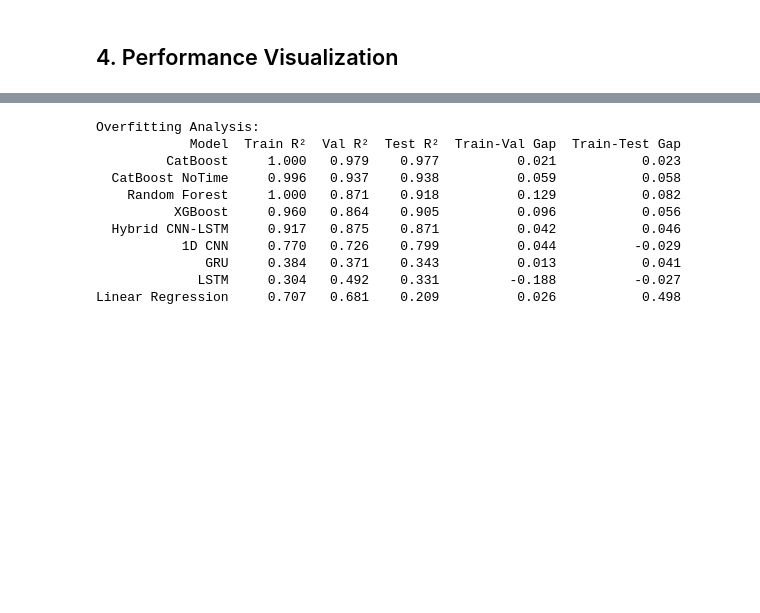
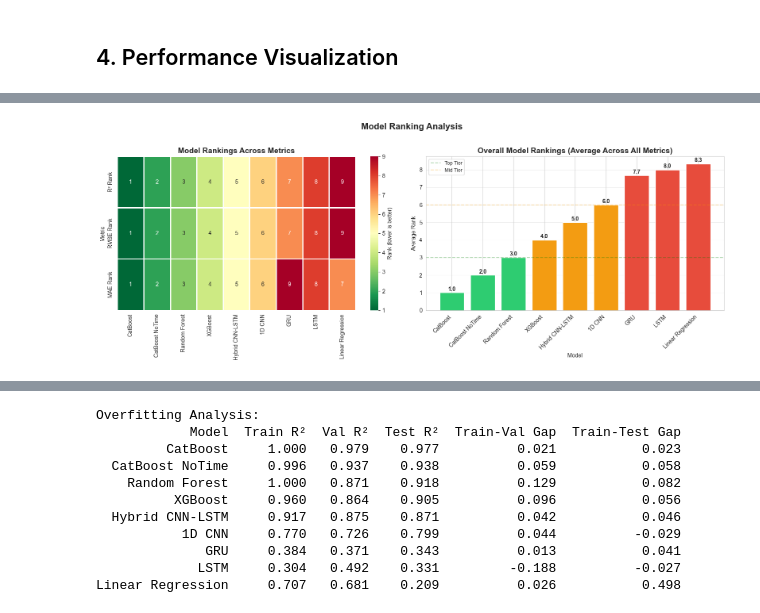
Before and after one commit to benfw/tech27, a Jupyter notebook: 12_model_comparison.ipynb, the cells around one changed output, grey strips where cells are left out. Saved outputs shown, nothing was run; the diff lists cells and outputs as text; code cells hidden in the pictures; blank space fills up the shorter version.

```diff
--- a/12_model_comparison.ipynb
+++ b/12_model_comparison.ipynb
@@ -243,0 +336,20 @@ plt.show()
+# %%
+# Create rankings for different metrics
+rankings = pd.DataFrame()
+rankings['Model'] = comparison_df['Model']
+rankings['R² Rank'] = comparison_df['Test R²'].rank(ascending=False).astype(int)
+rankings['RMSE Rank'] = comparison_df['Test RMSE (%)'].rank(ascending=True).astype(int)
+rankings['MAE Rank'] = comparison_df['Test MAE (%)'].rank(ascending=True).astype(int)
+rankings['Avg Rank'] = rankings[['R² Rank', 'RMSE Rank', 'MAE Rank']].mean(axis=1)
+rankings = rankings.sort_values('Avg Rank')
+
+print("\nModel Rankings (lower is better):")
+print(rankings.to_string(index=False))
+
+# Key Insight
+print("\n" + "="*60)
+print("KEY INSIGHT: CatBoost achieves perfect rank #1 across ALL")
+print("metrics - a rare feat. CatBoost NoTime consistently ranks")
+print("#2, showing robust performance. The top 4 models maintain")
+print("their exact ranking across R², RMSE, and MAE metrics.")
+print("="*60)
@@ -243,0 +375,40 @@ plt.show()
+# %%
+# Visualization for Model Rankings
+fig, axes = plt.subplots(1, 2, figsize=(16, 6))
+
+# 1. Rankings Heatmap
+ax = axes[0]
+rankings_matrix = rankings.set_index('Model')[['R² Rank', 'RMSE Rank', 'MAE Rank']].T
+sns.heatmap(rankings_matrix, annot=True, fmt='d', cmap='RdYlGn_r',
+            vmin=1, vmax=9, cbar_kws={'label': 'Rank (lower is better)'},
+            ax=ax, linewidths=1, linecolor='white')
+ax.set_title('Model Rankings Across Metrics', fontsize=14, fontweight='bold')
+ax.set_xlabel('')
+ax.set_ylabel('Metric')
+
+# 2. Average Rank Bar Chart with Color Coding
+ax = axes[1]
+sorted_rankings = rankings.sort_values('Avg Rank')
+colors = ['#2ecc71' if rank <= 3 else '#f39c12' if rank <= 6 else '#e74c3c'
+          for rank in sorted_rankings['Avg Rank']]
+bars = ax.bar(range(len(sorted_rankings)), sorted_rankings['Avg Rank'], color=colors)
+ax.set_xlabel('Model')
+ax.set_ylabel('Average Rank')
+ax.set_title('Overall Model Rankings (Average Across All Metrics)', fontsize=14, fontweight='bold')
+ax.set_xticks(range(len(sorted_rankings)))
+ax.set_xticklabels(sorted_rankings['Model'], rotation=45, ha='right')
+ax.grid(True, alpha=0.3, axis='y')
+# Add value labels
+for i, (bar, value) in enumerate(zip(bars, sorted_rankings['Avg Rank'])):
+    ax.text(bar.get_x() + bar.get_width()/2, value + 0.1,
+            f'{value:.1f}', ha='center', fontsize=10, fontweight='bold')
+# Add tier lines
+ax.axhline(y=3, color='green', linestyle='--', alpha=0.3, label='Top Tier')
+ax.axhline(y=6, color='orange', linestyle='--', alpha=0.3, label='Mid Tier')
+ax.legend(loc='upper left', fontsize=9)
+
+plt.suptitle('Model Ranking Analysis', fontsize=16, fontweight='bold', y=1.02)
+plt.tight_layout()
+plt.show()
+# %% [output]
+[figure, added]
```
Also changed, not shown: parts of 12 cells of this notebook.
